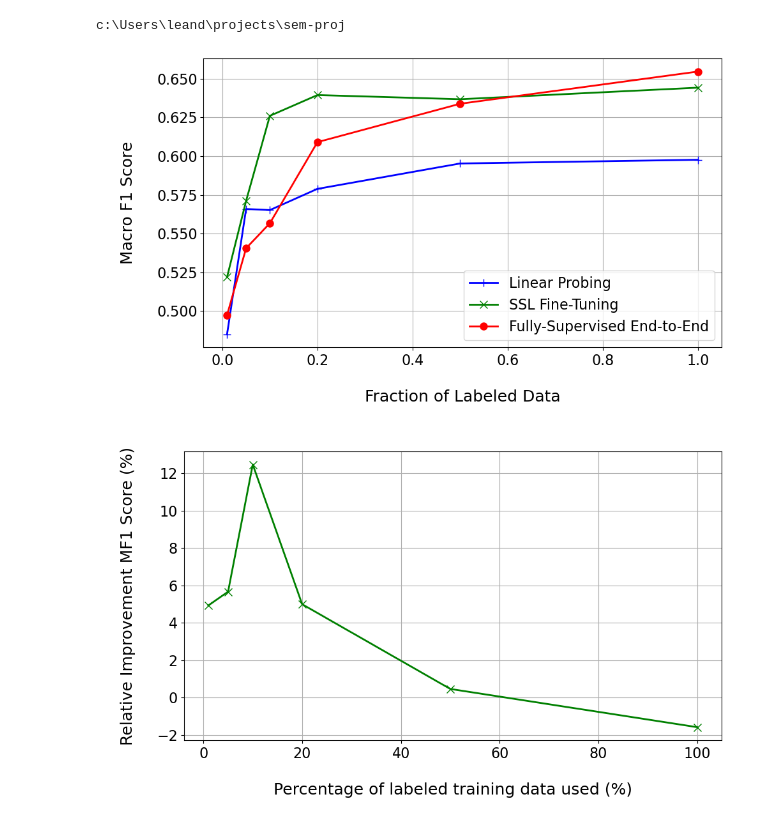
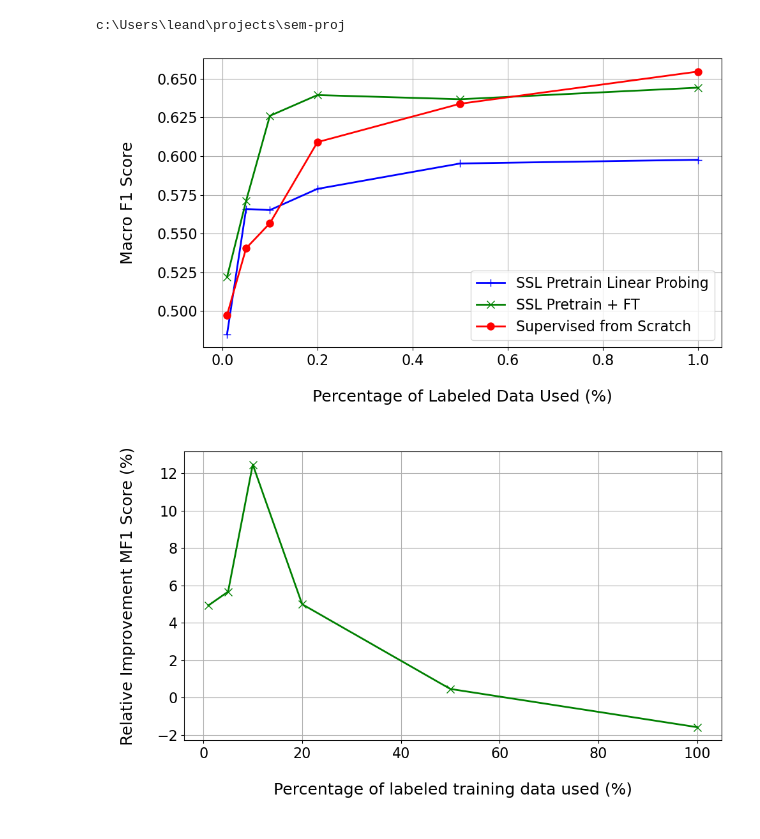
Before and after one commit to leandandre/sem-proj, a Jupyter notebook: scripts/plot_lin-probe_vs_finetuned_vs_fullysuperv-endtoend.ipynb, the cells around one changed output. Cells and saved outputs as stored; diff of their text form; code cells hidden in the pictures.

Commit message:
bad mistake - used stage1() function - fixed now

```diff
--- a/scripts/plot_lin-probe_vs_finetuned_vs_fullysuperv-endtoend.ipynb
+++ b/scripts/plot_lin-probe_vs_finetuned_vs_fullysuperv-endtoend.ipynb
@@ -13,45 +15,45 @@ p = [0.01, 0.05, 0.1, 0.2, 0.5, 1.0]
 # %% [output]
 c:\Users\leand\projects\sem-proj
 # %%
-### run if you want the context-free model plot ###
-### context-free model, these results are from the powerpoint SSL result week 12_01-19_01.pptx ###
+### run if you want the context-free model plot STAGE1 ###
+### context-free model, these results are from the powerpoint SSL results.pptx (stage1) ###
 p = [0.01, 0.05, 0.1, 0.2, 0.5, 1.0]
 mf1_linprobe = [0.4850, 0.5659, 0.5652, 0.5789, 0.5953, 0.5977]
 mf1_finetuned = [0.5219, 0.5711, 0.6261, 0.6395, 0.6368, 0.6443]
 mf1_fullysuperv = [0.4974, 0.5405, 0.5567, 0.6091, 0.6339, 0.6547]
 
 # absolute values plot
 plt.figure(figsize=(10, 6))
-plt.plot(p, mf1_linprobe, marker='+', linewidth=2, markersize=8, label='Linear Probing', color='blue')
-plt.plot(p, mf1_finetuned, marker='x', linewidth=2, markersize=8, label='SSL Fine-Tuning', color='green')
-plt.plot(p, mf1_fullysuperv, marker='o', linewidth=2, markersize=8, label='Fully-Supervised End-to-End', color='red')
-plt.xlabel('\nFraction of Labeled Data\n', fontsize=18)
+plt.plot(p, mf1_linprobe, marker='+', linewidth=2, markersize=8, label='SSL Pretrain Linear Probing', color='blue')
+plt.plot(p, mf1_finetuned, marker='x', linewidth=2, markersize=8, label='SSL Pretrain + FT', color='green')
+plt.plot(p, mf1_fullysuperv, marker='o', linewidth=2, markersize=8, label='Supervised from Scratch', color='red')
+plt.xlabel('\nPercentage of Labeled Data Used (%)\n', fontsize=18)
 plt.ylabel('\nMacro F1 Score\n', fontsize=18)
 # plt.title('Linear Probing vs. SSL Fine-Tuning vs. Fully-Supervised End-to-End\n', fontsize=18)
 plt.legend(fontsize=16)
 plt.tick_params(axis='both', labelsize=16)
 plt.tight_layout()
 plt.grid(True)
 # plt.show()
-plt.savefig(TARGET_DIR / 'lin-probe_vs_finetuned_vs_fullysuperv-endtoend_mf1.pdf', dpi=300, bbox_inches='tight')
+plt.savefig(TARGET_DIR / 'lin-probe_vs_finetuned_vs_fullysupervised_mf1_ctx-free_stage1.pdf', dpi=300, bbox_inches='tight')
 
-# relative improvement plot
+# relative improvement plot stage1
 p = [0.01, 0.05, 0.1, 0.2, 0.5, 1.0]
 p = [x * 100 for x in p]  # convert to percentage
 rel_impr_finetuned =[]
 for fine, fully in zip(mf1_finetuned, mf1_fullysuperv):
     rel_impr_finetuned.append((fine - fully) / fully * 100)
 plt.figure(figsize=(10, 6))
 plt.plot(p, rel_impr_finetuned, marker='x', linewidth=2, markersize=8, color='green')
 plt.xlabel('\nPercentage of labeled training data used (%)\n', fontsize=18)
 # plt.xlabel('\nFraction of Labeled Data\n', fontsize=18)
 plt.ylabel('\nRelative Improvement MF1 Score (%)\n', fontsize=18)
 plt.tick_params(axis='both', labelsize=16)
 plt.tight_layout()
 plt.grid(True)
 # plt.show()
-plt.savefig(TARGET_DIR / 'finetuned_vs_fullysuperv_rel_impr_mf1_ctx-free.pdf', dpi=300, bbox_inches='tight')
+plt.savefig(TARGET_DIR / 'finetuned_vs_fullysupervised_rel_impr_mf1_ctx-free_stage1.pdf', dpi=300, bbox_inches='tight')
 # %% [output]
-[figure, old version]
+[figure, new version]
 [figure]
 # %%
```
Also changed, not shown: parts of 5 cells of this notebook, 18 other files.
